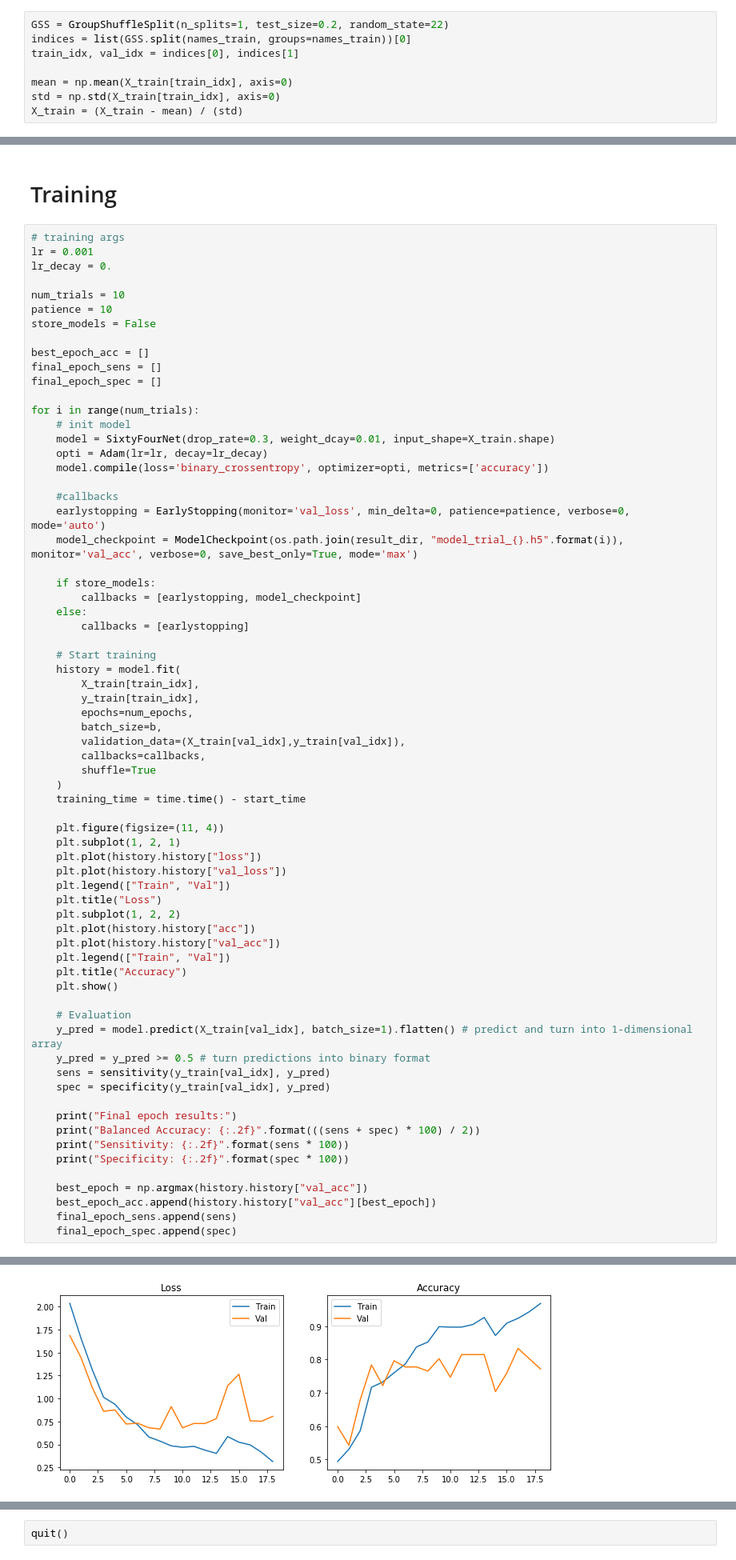
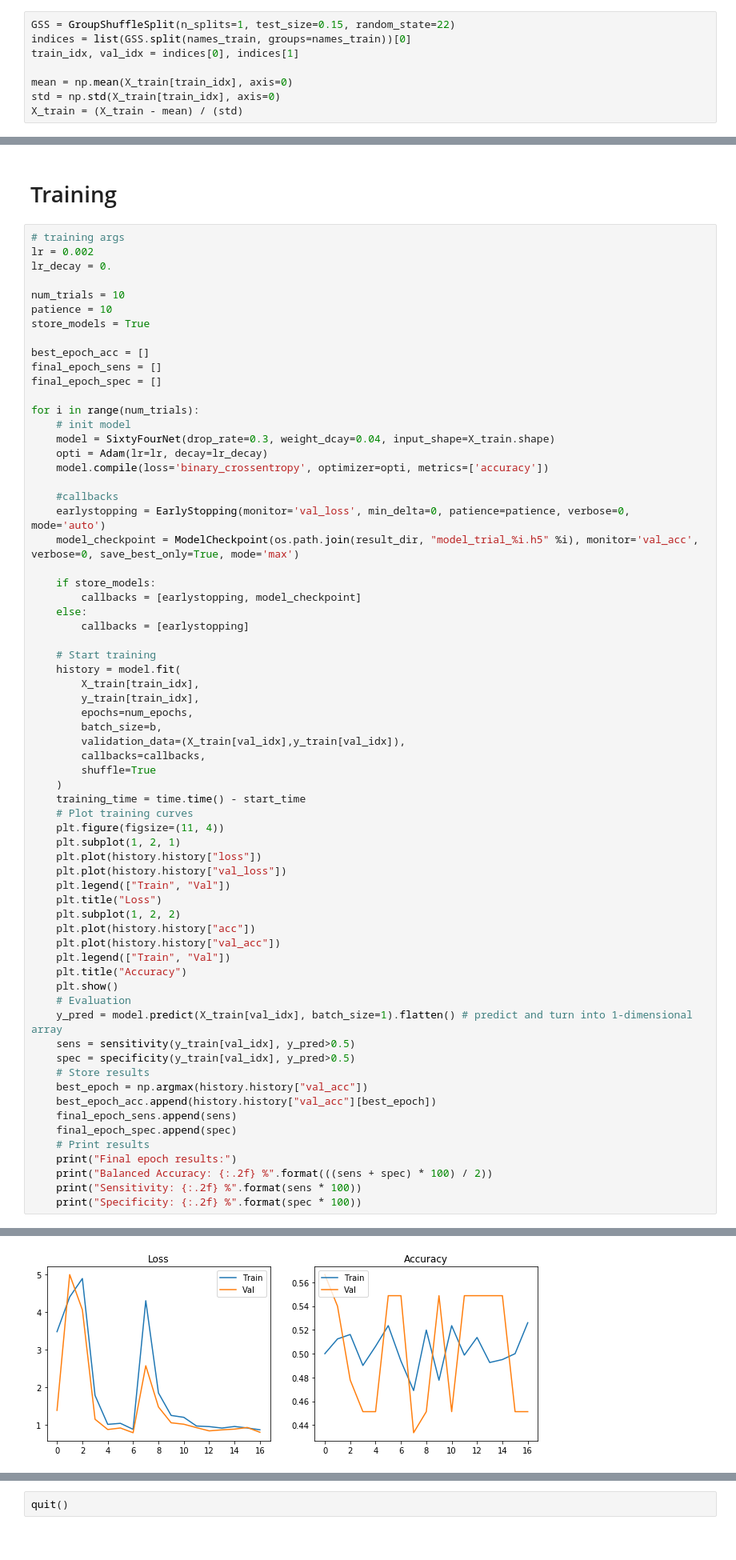
Before and after one commit to derEitel/explainableMS, a Jupyter notebook: Pretraining on ADNI/Training on ADNI.ipynb, the cells around one changed output, grey strips where cells are left out. Shown: that part at 80% size. Cells and saved outputs as stored; diff of their text form.

Commit message:
multiple trials

```diff
--- a/Pretraining on ADNI/Training on ADNI.ipynb
+++ b/Pretraining on ADNI/Training on ADNI.ipynb
@@ -149,7 +147,7 @@ for i in range(len(X_holdout)):
 # %% [markdown]
 ### Normalize by voxel and split data
 # %%
-GSS = GroupShuffleSplit(n_splits=1, test_size=0.2, random_state=22)
+GSS = GroupShuffleSplit(n_splits=1, test_size=0.15, random_state=22)
 indices = list(GSS.split(names_train, groups=names_train))[0]
 train_idx, val_idx = indices[0], indices[1]
 
@@ -160,12 +192,12 @@ X_train = (X_train - mean) / (std)
 # Training
 # %%
 # training args
-lr = 0.001
+lr = 0.002
 lr_decay = 0.
 
 num_trials = 10
 patience = 10
-store_models = False
+store_models = True
 
 best_epoch_acc = []
 final_epoch_sens = []
@@ -173,13 +205,13 @@ final_epoch_spec = []
 
 for i in range(num_trials):
     # init model
-    model = SixtyFourNet(drop_rate=0.3, weight_dcay=0.01, input_shape=X_train.shape)
+    model = SixtyFourNet(drop_rate=0.3, weight_dcay=0.04, input_shape=X_train.shape)
     opti = Adam(lr=lr, decay=lr_decay)
     model.compile(loss='binary_crossentropy', optimizer=opti, metrics=['accuracy'])
 
     #callbacks
     earlystopping = EarlyStopping(monitor='val_loss', min_delta=0, patience=patience, verbose=0, mode='auto')
-    model_checkpoint = ModelCheckpoint(os.path.join(result_dir, "model_trial_{}.h5".format(i)), monitor='val_acc', verbose=0, save_best_only=True, mode='max')
+    model_checkpoint = ModelCheckpoint(os.path.join(result_dir, "model_trial_%i.h5" %i), monitor='val_acc', verbose=0, save_best_only=True, mode='max')
 
     if store_models:
         callbacks = [earlystopping, model_checkpoint]
@@ -197,7 +229,7 @@ for i in range(num_trials):
         shuffle=True
     )
     training_time = time.time() - start_time
-
+    # Plot training curves
     plt.figure(figsize=(11, 4))
     plt.subplot(1, 2, 1)
     plt.plot(history.history["loss"])
@@ -210,20 +242,18 @@ for i in range(num_trials):
     plt.legend(["Train", "Val"])
     plt.title("Accuracy")
     plt.show()
-
     # Evaluation
     y_pred = model.predict(X_train[val_idx], batch_size=1).flatten() # predict and turn into 1-dimensional array
-    y_pred = y_pred >= 0.5 # turn predictions into binary format
-    sens = sensitivity(y_train[val_idx], y_pred)
-    spec = specificity(y_train[val_idx], y_pred)
-
-    print("Final epoch results:")
-    print("Balanced Accuracy: {:.2f}".format(((sens + spec) * 100) / 2))
-    print("Sensitivity: {:.2f}".format(sens * 100))
-    print("Specificity: {:.2f}".format(spec * 100))
-
+    sens = sensitivity(y_train[val_idx], y_pred>0.5)
+    spec = specificity(y_train[val_idx], y_pred>0.5)
+    # Store results
     best_epoch = np.argmax(history.history["val_acc"])
     best_epoch_acc.append(history.history["val_acc"][best_epoch])
     final_epoch_sens.append(sens)
     final_epoch_spec.append(spec)
+    # Print results
+    print("Final epoch results:")
+    print("Balanced Accuracy: {:.2f} %".format(((sens + spec) * 100) / 2))
+    print("Sensitivity: {:.2f} %".format(sens * 100))
+    print("Specificity: {:.2f} %".format(spec * 100))
 # %% [output]
@@ -265,2 +295,2 @@ Epoch 19/45
-[figure, old version]
+[figure, new version]
 Final epoch results:
```
Also changed, not shown: parts of 10 cells of this notebook, 8 other files.
